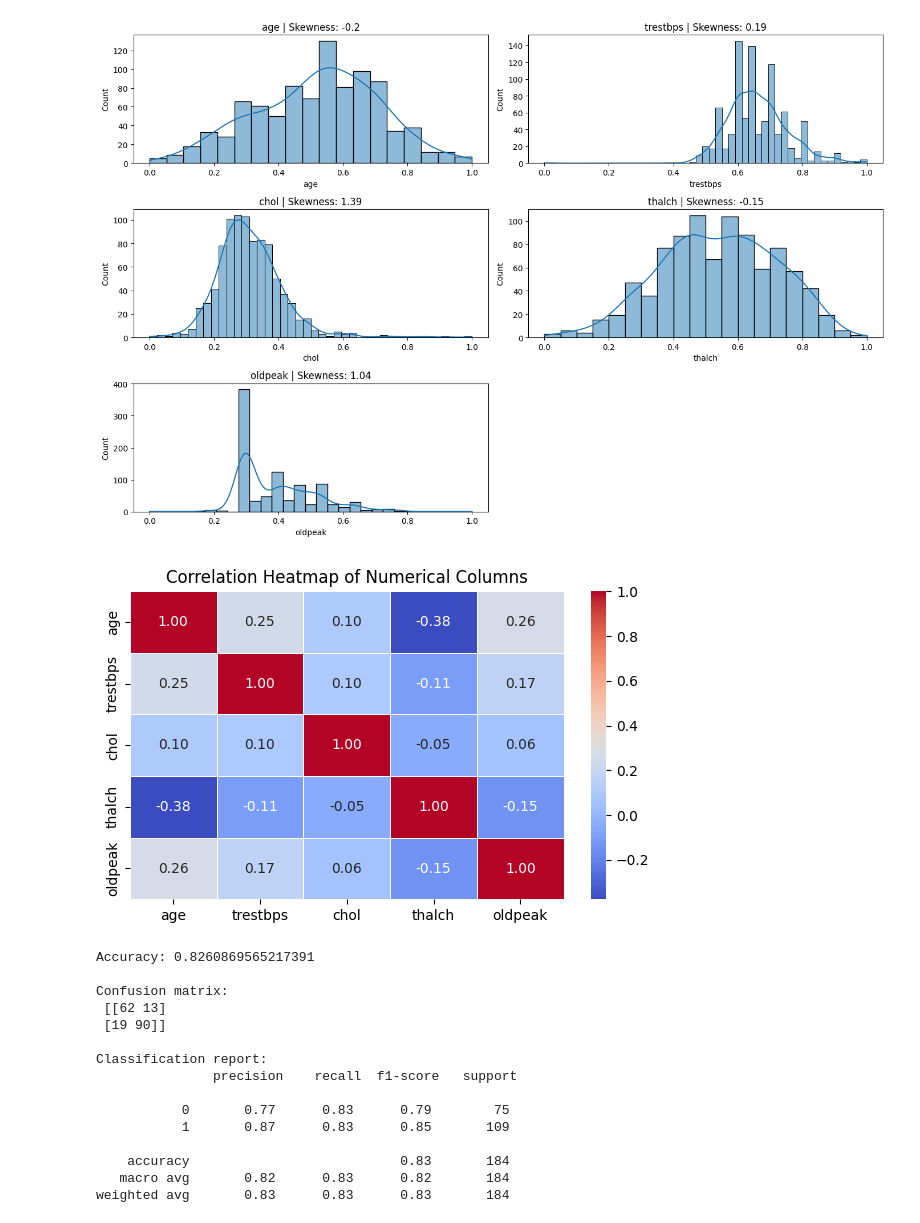
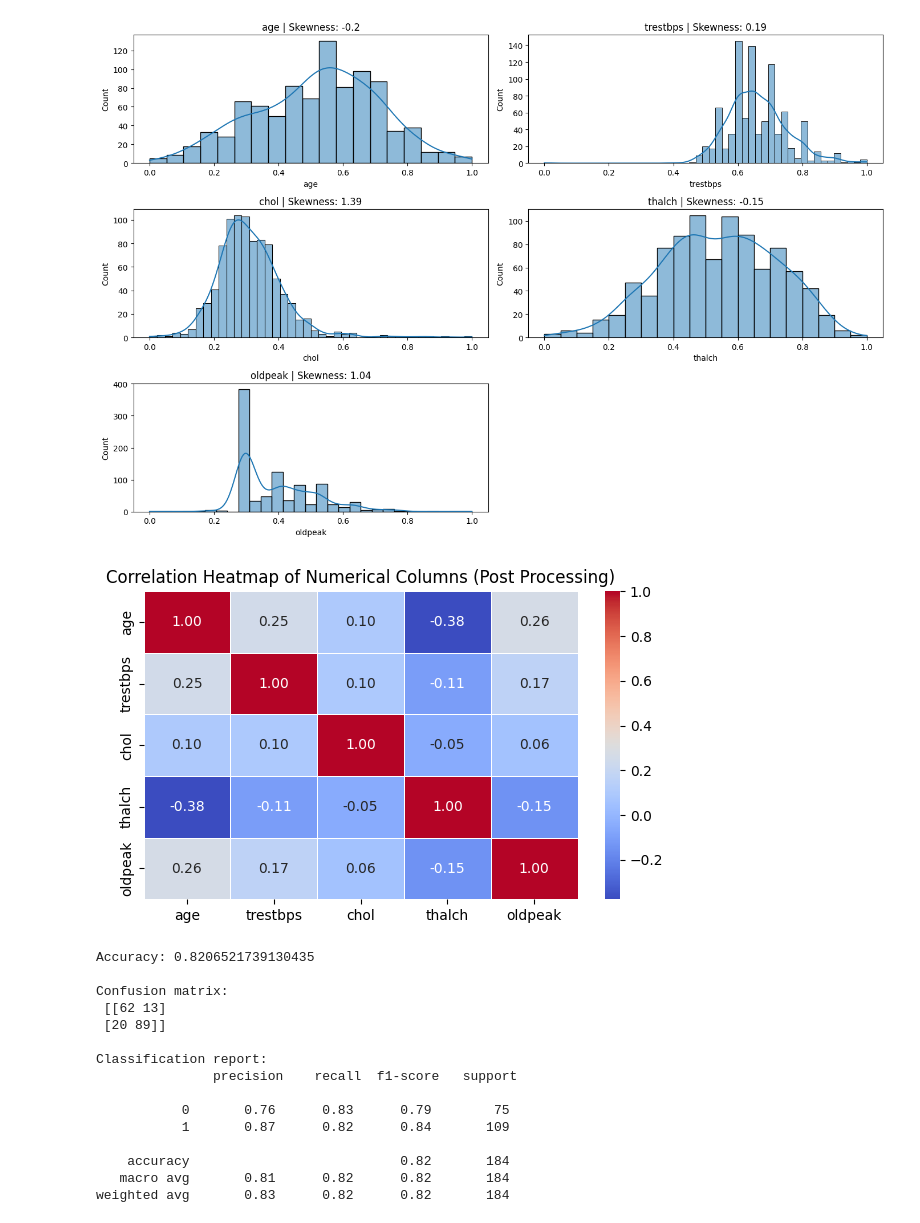
Before and after one commit to joswin03/Cleveland_Heart_Disease, a Jupyter notebook: main.ipynb, the cells around one changed output. Saved outputs shown, nothing was run; the diff lists cells and outputs as text; code cells hidden in the pictures.

```diff
--- a/main.ipynb
+++ b/main.ipynb
@@ -215,9 +197,7 @@ from sklearn.impute import KNNImputer
 
 x_train_df = x_train_df.copy()
 
-x_train_df.loc[:, 'slope'] = x_train_df['slope'].fillna(
-    x_train_df['slope'].mode()[0]
-)
+x_train_df.loc[:, 'slope'] = x_train_df['slope'].fillna(x_train_df['slope'].mode()[0])
 
 thal_mapping = {
     "normal": 1,
@@ -225,20 +205,14 @@ thal_mapping = {
     "fixed defect": 3
 }
 
-x_train_df.loc[:, 'thal'] = (
-    x_train_df['thal']
-    .replace(thal_mapping)
-    .astype(float)
-)
+x_train_df.loc[:, 'thal'] = x_train_df['thal'].replace(thal_mapping).astype(float)
 
 impute_cols = ['age', 'trestbps', 'chol', 'thalch', 'ca', 'thal', 'num']
 
 ca_thal_imputer = KNNImputer(n_neighbors=5)
-ca_thal_imputed = ca_thal_imputer.fit_transform(
-    x_train_df.loc[:, impute_cols]
-)
+ca_thal_imputed = ca_thal_imputer.fit_transform(x_train_df.loc[:, impute_cols])
 
 x_train_df.loc[:, impute_cols] = ca_thal_imputed
 
 x_train_df.loc[:, 'ca'] = x_train_df['ca'].round().astype(int)
-x_train_df.loc[:, 'thal'] = x_train_df['thal'].round().astype(int)
+x_train_df.loc[:, 'thal'] = x_train_df['thal'].astype(int)
@@ -265,8 +232,9 @@ print(categorical_cols)
 from sklearn.preprocessing import LabelEncoder
 
 le = LabelEncoder()
+label_col =[ 'sex', 'fbs', 'exang', 'ca']
 
-for col in categorical_cols:
+for col in label_col:
     x_train_df[col] = le.fit_transform(x_train_df[col].astype(str))
 
 # Converting unrequired float types into Integers
@@ -306,23 +274,13 @@ ohe = OneHotEncoder(
     sparse_output=False
 )
 
-
-# Fit + transform TRAIN data only
 X_train_ohe = ohe.fit_transform(x_train_df[one_hot_encode_cols])
 
-# Convert to DataFrame (optional but recommended)
 ohe_cols = ohe.get_feature_names_out(one_hot_encode_cols)
-X_train_ohe = pd.DataFrame(
-    X_train_ohe,
-    columns=ohe_cols,
-    index=x_train_df.index
+X_train_ohe = pd.DataFrame(X_train_ohe,columns=ohe_cols,index=x_train_df.index
 )
 
-# Replace original columns
-x_train_df = pd.concat(
-    [x_train_df.drop(columns=one_hot_encode_cols), X_train_ohe],
-    axis=1
-)
+x_train_df = pd.concat([x_train_df.drop(columns=one_hot_encode_cols), X_train_ohe],axis=1)
 # %%
 from sklearn.preprocessing import MinMaxScaler
 
@@ -344,13 +302,13 @@ plt.show()
 # %%
 corr = x_train_df[numeric_cols].corr()
 
 # Plot the heatmap
 plt.figure(figsize=(7, 4))
 sns.heatmap(corr, annot=True, cmap='coolwarm', fmt=".2f", linewidths=.5)
-plt.title("Correlation Heatmap of Numerical Columns")
+plt.title("Correlation Heatmap of Numerical Columns (Post Processing)")
 plt.show()
 # %% [output]
-[figure, old version]
+[figure, new version]
 # %%
 # Since I am performing Binary Classfication, I am converting all the multiclasses such as (1-4)
 # to 1 i,e has a heart disease and 0 as 0 i.e No heart disease.
@@ -372,21 +330,21 @@ print("Accuracy:", accuracy_score(y_test, y_pred))
 print("\nConfusion matrix:\n", confusion_matrix(y_test, y_pred))
 print("\nClassification report:\n", classification_report(y_test, y_pred))
 # %% [output]
-Accuracy: 0.8260869565217391
+Accuracy: 0.8206521739130435
 
 Confusion matrix:
  [[62 13]
- [19 90]]
+ [20 89]]
 
 Classification report:
                precision    recall  f1-score   support
 
-           0       0.77      0.83      0.79        75
-           1       0.87      0.83      0.85       109
+           0       0.76      0.83      0.79        75
+           1       0.87      0.82      0.84       109
 
-    accuracy                           0.83       184
-   macro avg       0.82      0.83      0.82       184
-weighted avg       0.83      0.83      0.83       184
+    accuracy                           0.82       184
+   macro avg       0.81      0.82      0.82       184
+weighted avg       0.83      0.82      0.82       184
 # %%
 from sklearn.ensemble import RandomForestClassifier
 
```
Also changed, not shown: parts of 7 cells of this notebook.
